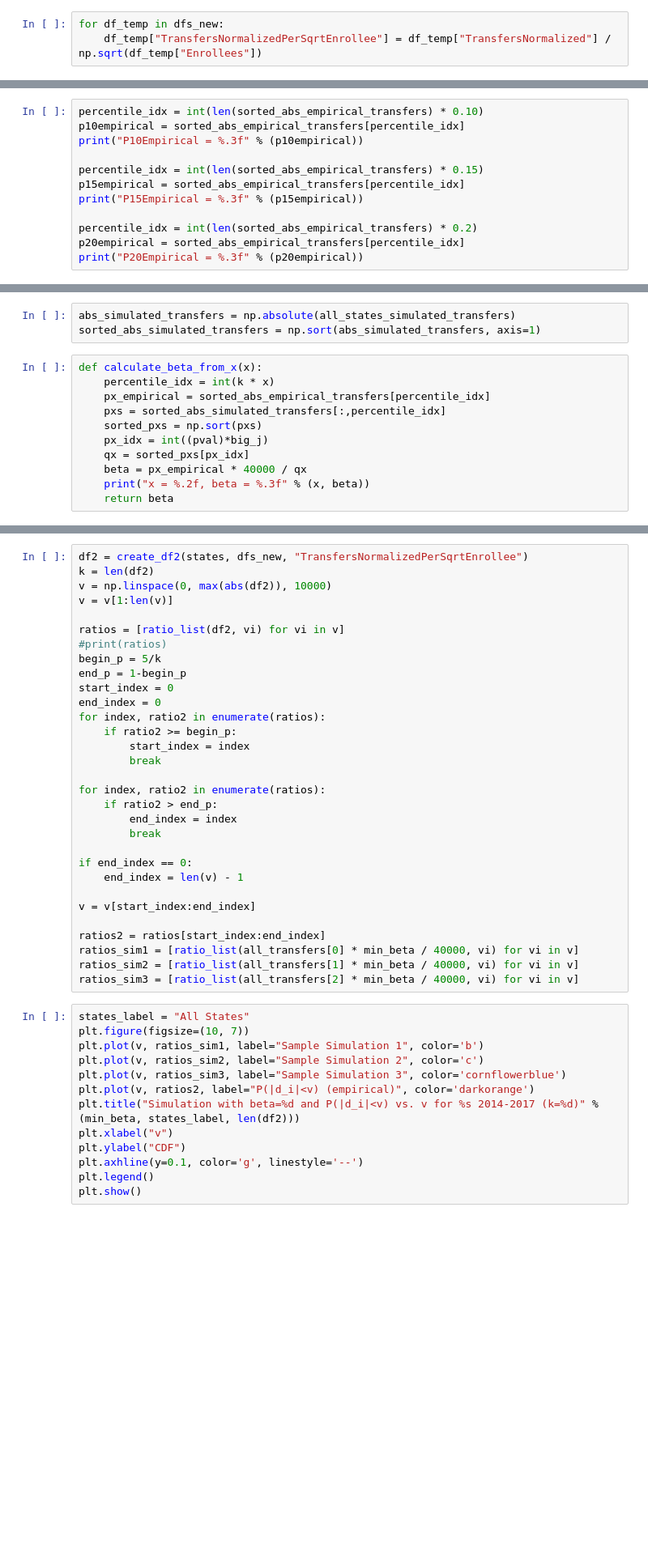
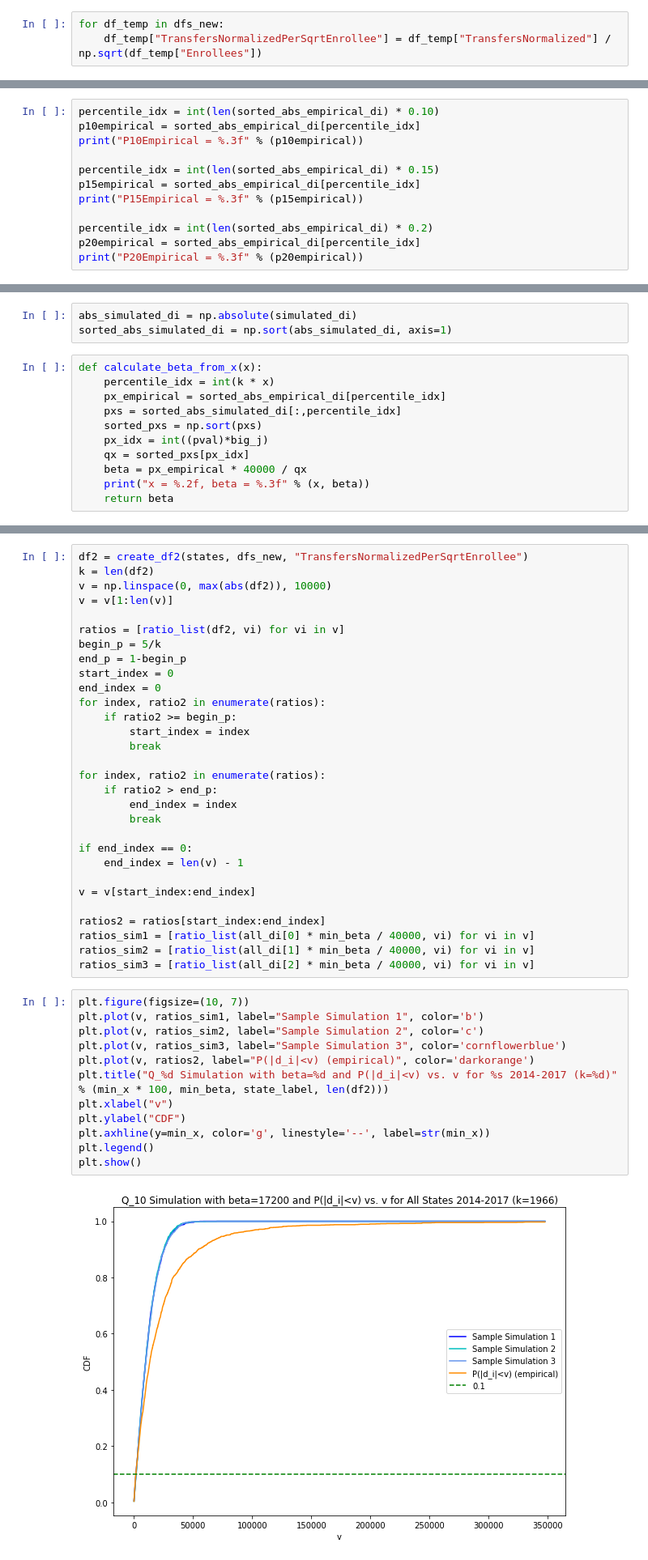
Before and after one commit to guanzgrace/risk-adj-3, a Jupyter notebook: 3.4-QX/QXTest_AllStates_in2017dollars.ipynb, the cells around one changed output, grey strips where cells are left out. Shown: that part at 81% size. Cells and saved outputs as stored; diff of their text form; blank space fills up the shorter version.

```diff
--- a/3.4-QX/QXTest_AllStates_in2017dollars.ipynb
+++ b/3.4-QX/QXTest_AllStates_in2017dollars.ipynb
@@ -162,12 +211,12 @@ all_states_simulated_transfers = np.load("all_states_simulated_transfers.npy")
 # %%
-percentile_idx = int(len(sorted_abs_empirical_transfers) * 0.10)
-p10empirical = sorted_abs_empirical_transfers[percentile_idx]
+percentile_idx = int(len(sorted_abs_empirical_di) * 0.10)
+p10empirical = sorted_abs_empirical_di[percentile_idx]
 print("P10Empirical = %.3f" % (p10empirical))
 
-percentile_idx = int(len(sorted_abs_empirical_transfers) * 0.15)
-p15empirical = sorted_abs_empirical_transfers[percentile_idx]
+percentile_idx = int(len(sorted_abs_empirical_di) * 0.15)
+p15empirical = sorted_abs_empirical_di[percentile_idx]
 print("P15Empirical = %.3f" % (p15empirical))
 
-percentile_idx = int(len(sorted_abs_empirical_transfers) * 0.2)
-p20empirical = sorted_abs_empirical_transfers[percentile_idx]
+percentile_idx = int(len(sorted_abs_empirical_di) * 0.2)
+p20empirical = sorted_abs_empirical_di[percentile_idx]
 print("P20Empirical = %.3f" % (p20empirical))
@@ -174,11 +227,11 @@ print("P20Empirical = %.3f" % (p20empirical))
 # %%
-abs_simulated_transfers = np.absolute(all_states_simulated_transfers)
-sorted_abs_simulated_transfers = np.sort(abs_simulated_transfers, axis=1)
+abs_simulated_di = np.absolute(simulated_di)
+sorted_abs_simulated_di = np.sort(abs_simulated_di, axis=1)
 # %%
 def calculate_beta_from_x(x):
     percentile_idx = int(k * x)
-    px_empirical = sorted_abs_empirical_transfers[percentile_idx]
-    pxs = sorted_abs_simulated_transfers[:,percentile_idx]
+    px_empirical = sorted_abs_empirical_di[percentile_idx]
+    pxs = sorted_abs_simulated_di[:,percentile_idx]
     sorted_pxs = np.sort(pxs)
     px_idx = int((pval)*big_j)
     qx = sorted_pxs[px_idx]
@@ -204,7 +260,6 @@ v = np.linspace(0, max(abs(df2)), 10000)
 v = v[1:len(v)]
 
 ratios = [ratio_list(df2, vi) for vi in v]
-#print(ratios)
 begin_p = 5/k
 end_p = 1-begin_p
 start_index = 0
@@ -225,20 +280,21 @@ if end_index == 0:
 v = v[start_index:end_index]
 
 ratios2 = ratios[start_index:end_index]
-ratios_sim1 = [ratio_list(all_transfers[0] * min_beta / 40000, vi) for vi in v]
-ratios_sim2 = [ratio_list(all_transfers[1] * min_beta / 40000, vi) for vi in v]
-ratios_sim3 = [ratio_list(all_transfers[2] * min_beta / 40000, vi) for vi in v]
+ratios_sim1 = [ratio_list(all_di[0] * min_beta / 40000, vi) for vi in v]
+ratios_sim2 = [ratio_list(all_di[1] * min_beta / 40000, vi) for vi in v]
+ratios_sim3 = [ratio_list(all_di[2] * min_beta / 40000, vi) for vi in v]
 # %%
-states_label = "All States"
 plt.figure(figsize=(10, 7))
 plt.plot(v, ratios_sim1, label="Sample Simulation 1", color='b')
 plt.plot(v, ratios_sim2, label="Sample Simulation 2", color='c')
 plt.plot(v, ratios_sim3, label="Sample Simulation 3", color='cornflowerblue')
 plt.plot(v, ratios2, label="P(|d_i|<v) (empirical)", color='darkorange')
-plt.title("Simulation with beta=%d and P(|d_i|<v) vs. v for %s 2014-2017 (k=%d)" % (min_beta, states_label, len(df2)))
+plt.title("Q_%d Simulation with beta=%d and P(|d_i|<v) vs. v for %s 2014-2017 (k=%d)" % (min_x * 100, min_beta, state_label, len(df2)))
 plt.xlabel("v")
 plt.ylabel("CDF")
-plt.axhline(y=0.1, color='g', linestyle='--')
+plt.axhline(y=min_x, color='g', linestyle='--', label=str(min_x))
 plt.legend()
 plt.show()
+# %% [output]
+[figure, added]
 # %%
```
Also changed, not shown: parts of 15 cells of this notebook, 8 other files.
